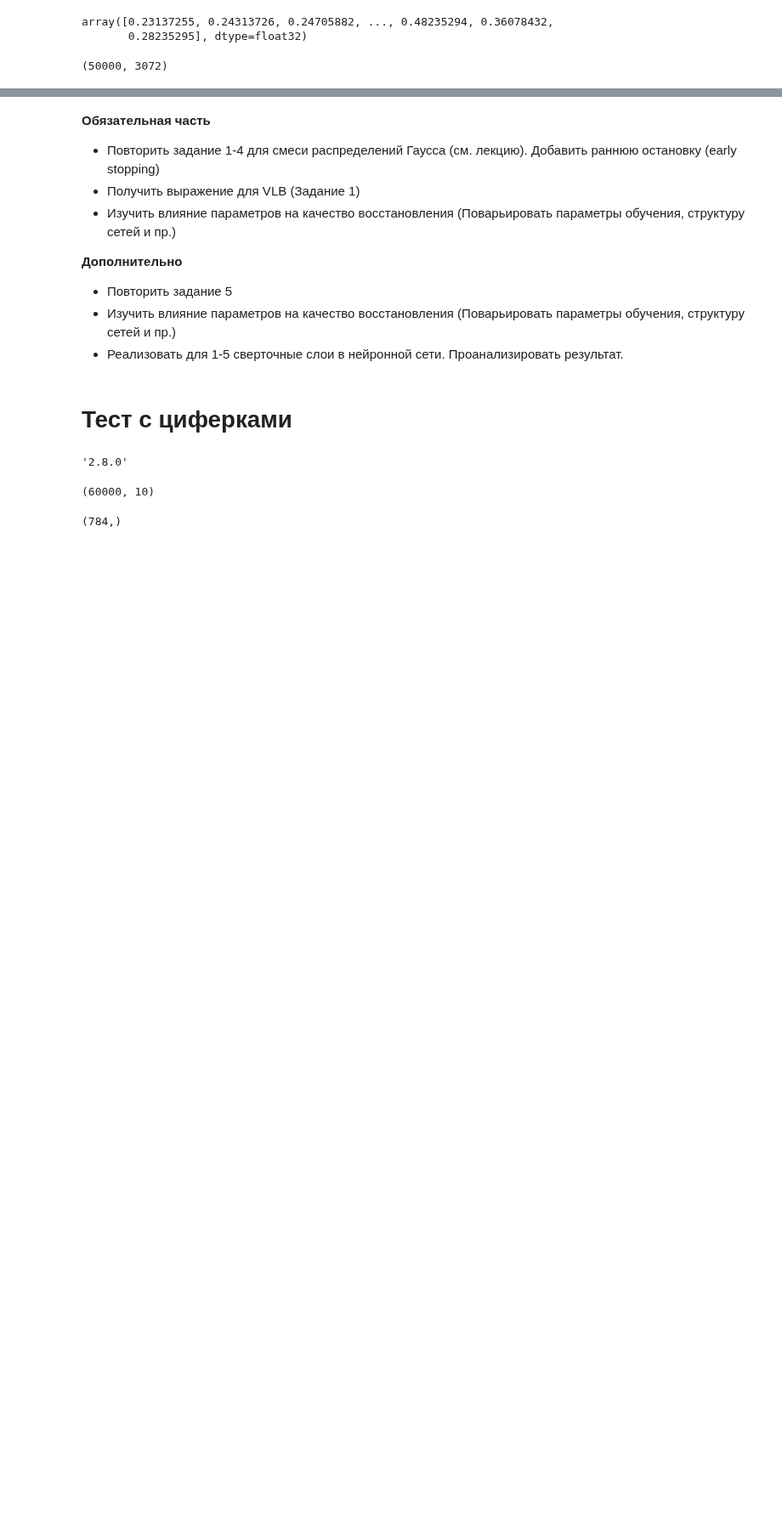
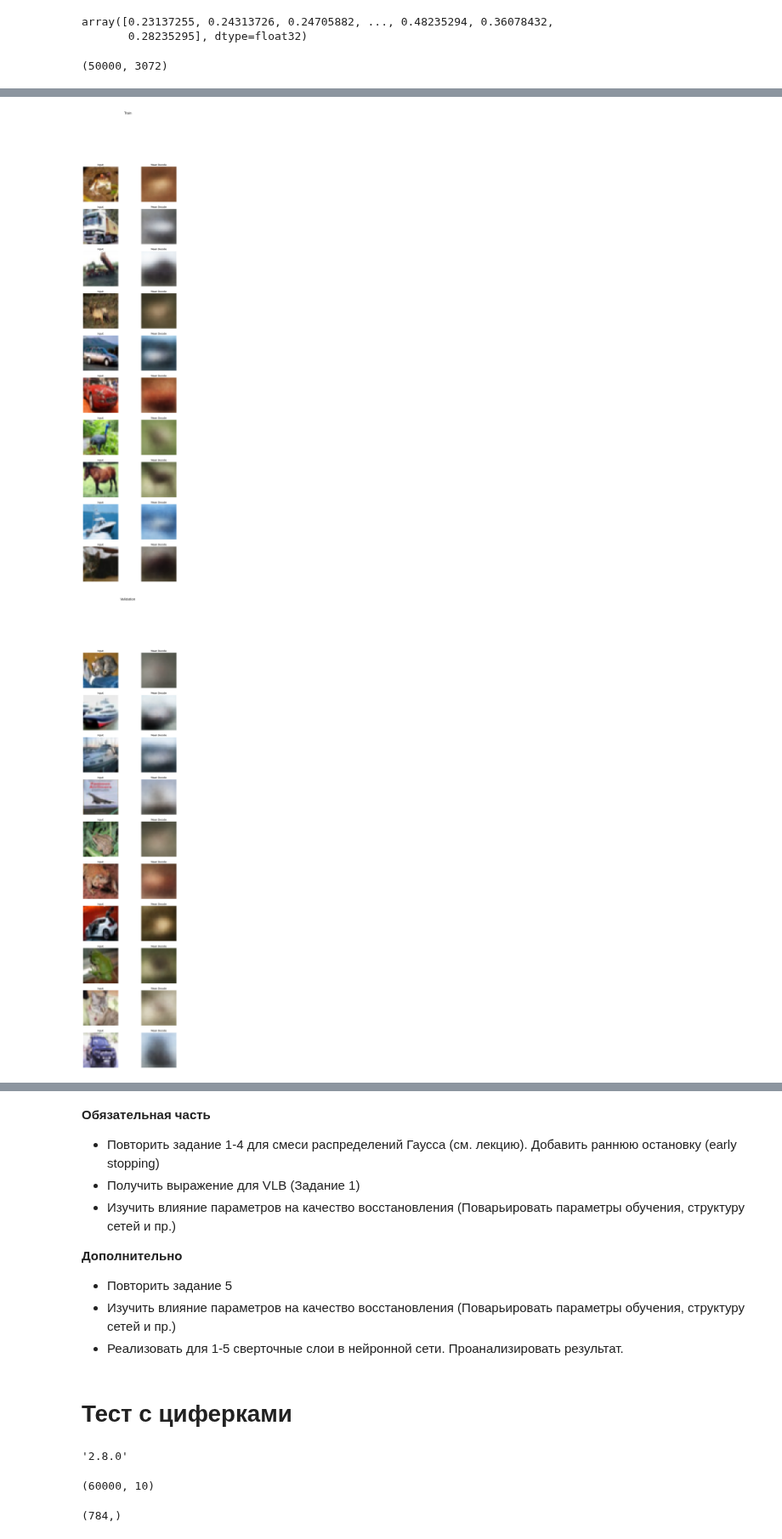
Before and after one commit to JacKira/BayesMethods, a Jupyter notebook: Lab/lr2_.ipynb, the cells around one changed output, grey strips where cells are left out. Shown at 85% size. Cells and saved outputs as stored; diff of their text form; code cells hidden in the pictures; blank space fills up the shorter version.

```diff
--- a/Lab/lr2_.ipynb
+++ b/Lab/lr2_.ipynb
@@ -707,12 +698,0 @@ cond_sampled_im_mean = decoder2(tf.concat([t_samples, curr_labels_tensor],1))
-# %%
-cond_sampled_im_mean_np = sess.run(cond_sampled_im_mean)
-# Show the sampled images.
-plt.figure(figsize=(50, 25))
-global_idx = 0
-for digit in range(10):
-    for _ in range(5):
-        ax = plt.subplot(5, 10, global_idx + 1)
-        plt.imshow(cond_sampled_im_mean_np[global_idx, :original_dim].reshape(32, 32, 3))
-        ax.axis('off')
-        global_idx += 1
-plt.show()
@@ -721,10 +698,0 @@ plt.show()
-# %%
-plt.figure(figsize=(10, 10))
-global_idx = 0
-for digit in range(10):
-    for _ in range(5):
-        ax = plt.subplot(10, 5, global_idx + 1)
-        plt.imshow(cond_sampled_im_mean_np[global_idx, :].reshape(32, 32,3))
-        ax.axis('off')
-        global_idx += 1
-plt.show()
@@ -732,0 +743,21 @@ plt.show()
+# %%
+
+for fid_idx, (data, title) in enumerate(zip([x_train_, x_test_]
+                                          , ['Train', 'Validation'])
+                                        ):
+    n = 10
+    fig, ax = plt.subplots(n, 2, figsize=(10, 4 * n))
+    fig.suptitle(title, fontsize=16)
+    ind = 0
+    decoded = sess.run(get_x_mean(x_decoded), feed_dict={x: data[:batch_size, :]})
+    for i in range(n):
+        ax[i][0].imshow(data[i, :].reshape(w_dim, h_dim, c_dim))
+        ax[i][1].imshow(decoded[i, :original_dim].reshape(w_dim, h_dim, c_dim))
+        ax[i][0].set_title('Input')
+        ax[i][1].set_title('Mean Decode')
+        ax[i][0].axis('off')
+        ax[i][1].axis('off')
+plt.show()
+# %% [output]
+[figure, added]
+[figure, added]
```
Also changed, not shown: parts of 14 cells of this notebook.
